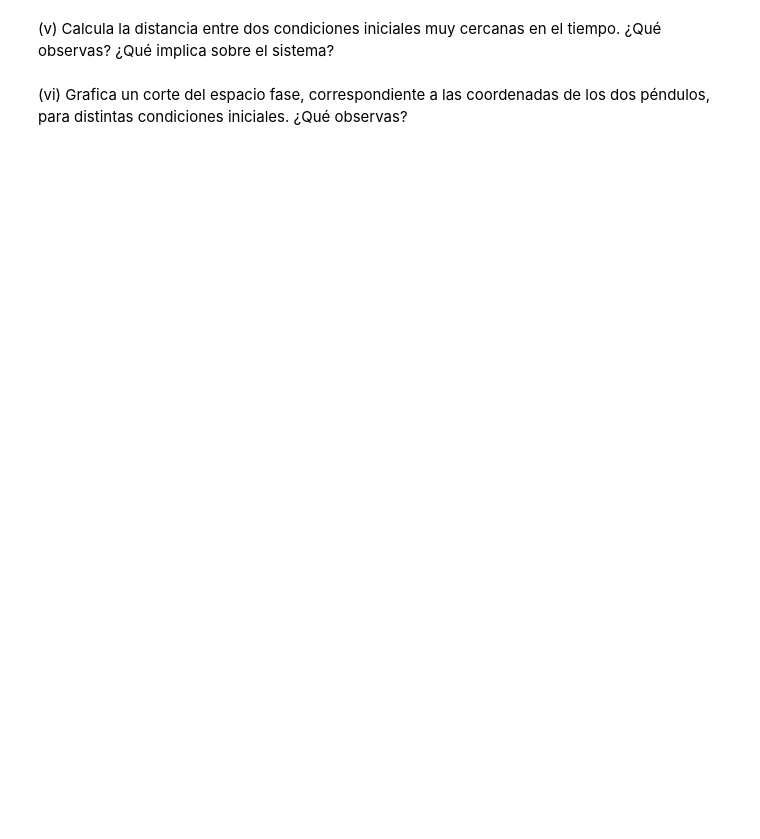
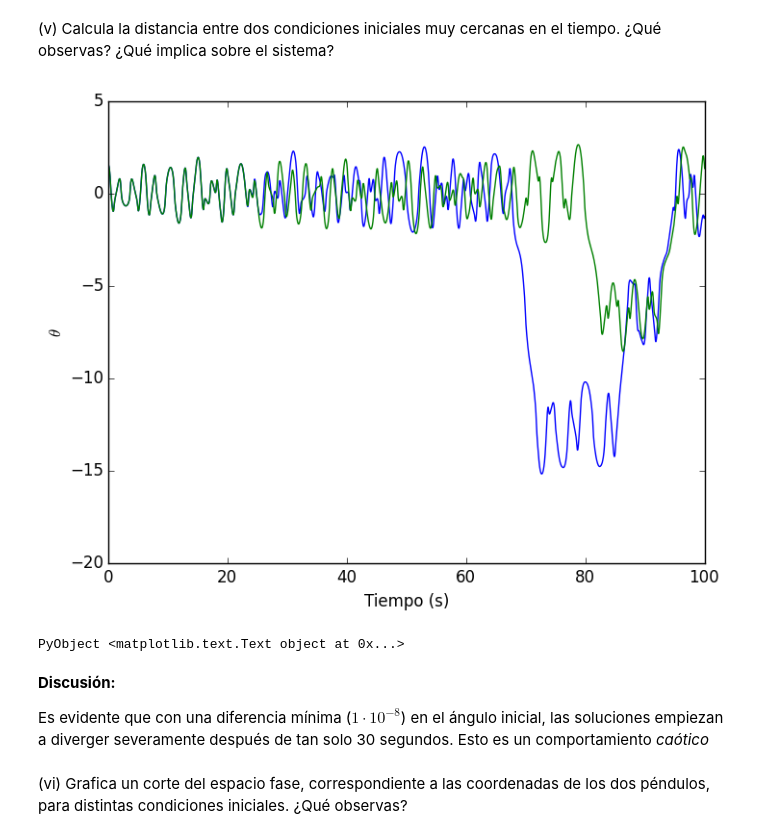
Before and after one commit to ivan-galinskiy/fisica_computacional, a Jupyter notebook: tareas/Tarea 08.ipynb, the cells around one changed output. Saved outputs shown, nothing was run; the diff lists cells and outputs as text; code cells hidden in the pictures; blank space fills up the shorter version.

```diff
--- a/tareas/Tarea 08.ipynb
+++ b/tareas/Tarea 08.ipynb
@@ -79,4 +80,31 @@ plot(tout, ys)
 # %% [markdown]
 (v) Calcula la distancia entre dos condiciones iniciales muy cercanas en el tiempo. ¿Qué observas? ¿Qué implica sobre el sistema?
+# %%
+###
+using ODE;
+
+# Las condiciones iniciales será un péndulo tal que la primera masa es _casi_ horizontal y la segunda es
+# vertical respecto a la gravedad.
+y_initial2 = [π/2 - 1e-8, 0, 0, 0]
+
+# Ahora integramos y obtenemos la trayectoria del sistema ligeramente perturbado hasta 100 segundos
+tout2, yout2 = ode23(F_doble, y_initial2, [0,100]);
+
+# Graficamos la solución original y la perturbada para ver si divergen
+
+using PyPlot;
+
+ys2 = [yout2[i][1] for i in 1:length(yout2)]
+plot(tout, ys, label="Ángulo de la 1ra masa (original)")
+plot(tout2, ys2, label="Ángulo de la 1ra masa (perturbada)")
+xlabel("Tiempo (s)")
+ylabel(L"\theta")
+# %% [output]
+[figure, added]
+PyObject <matplotlib.text.Text object at 0x...>
+# %% [markdown]
+**Discusión:**
+
+Es evidente que con una diferencia mínima ($1 \cdot 10^{-8}$) en el ángulo inicial, las soluciones empiezan a diverger severamente después de tan solo 30 segundos. Esto es un comportamiento *caótico*
 # %% [markdown]
 (vi) Grafica un corte del espacio fase, correspondiente a las coordenadas de los dos péndulos, para distintas condiciones iniciales. ¿Qué observas?
```
Also changed, not shown: parts of 4 cells of this notebook.
